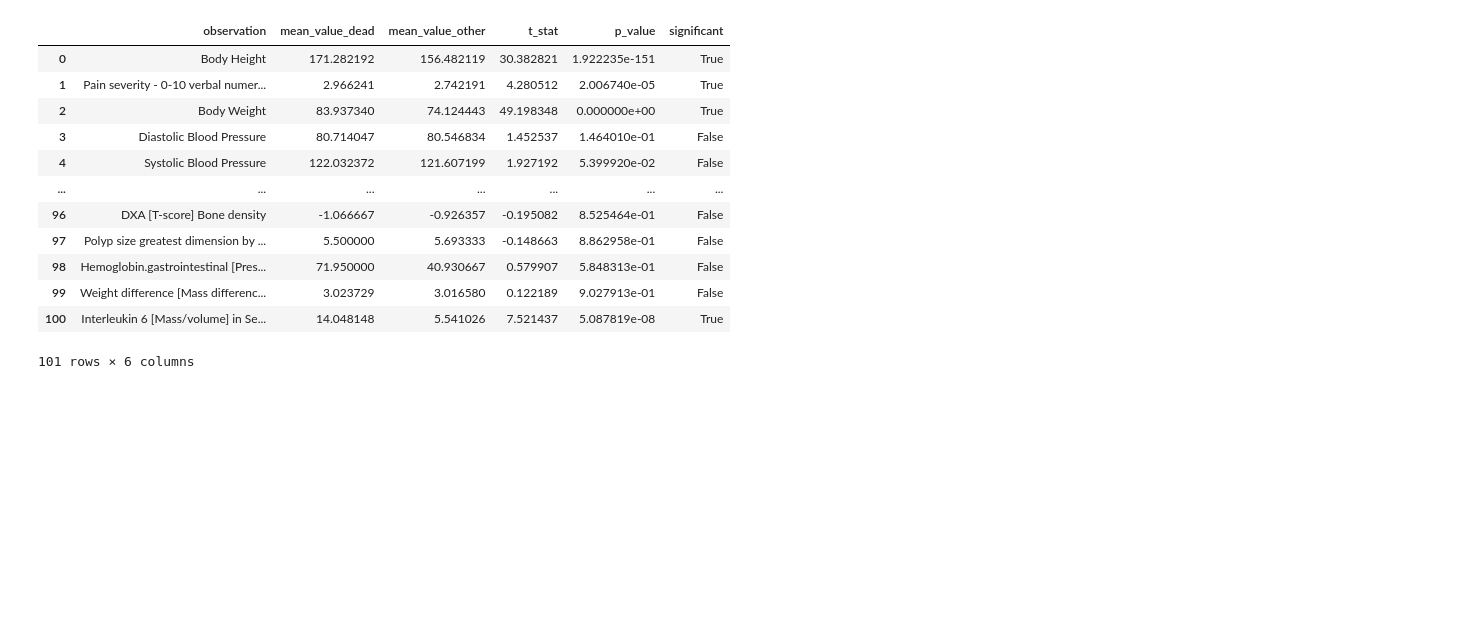
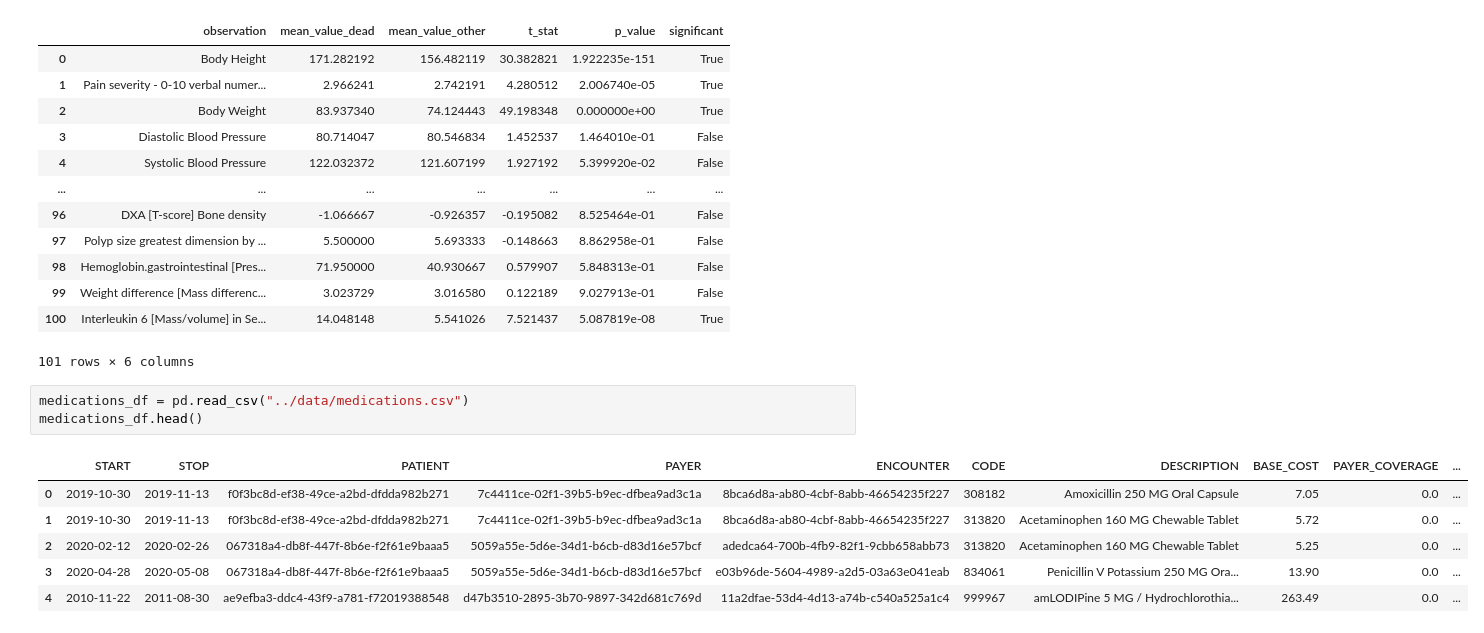
Before and after one commit to sarit-adh/covid_19_ml, a Jupyter notebook: notebooks/exploratory_analysis.ipynb, the cells around one changed output. Drawn from its saved outputs; the diff is of its cells as text; blank space fills up the shorter version.

```diff
--- a/notebooks/exploratory_analysis.ipynb
+++ b/notebooks/exploratory_analysis.ipynb
@@ -375,3 +350,13 @@ obs_comp_t_test_df
 | 99 | Weight difference [Mass differenc... | 3.023729 | 3.016580 | 0.122189 | 9.027913e-01 | False |
 | 100 | Interleukin 6 [Mass/volume] in Se... | 14.048148 | 5.541026 | 7.521437 | 5.087819e-08 | True |
 101 rows × 6 columns
+# %%
+medications_df = pd.read_csv("../data/medications.csv")
+medications_df.head()
+# %% [output]
+|  | START | STOP | PATIENT | PAYER | ENCOUNTER | CODE | DESCRIPTION | BASE_COST | PAYER_COVERAGE | ... |
+| 0 | 2019-10-30 | 2019-11-13 | f0f3bc8d-ef38-49ce-a2bd-dfdda982b271 | 7c4411ce-02f1-39b5-b9ec-dfbea9ad3c1a | 8bca6d8a-ab80-4cbf-8abb-46654235f227 | 308182 | Amoxicillin 250 MG Oral Capsule | 7.05 | 0.0 | ... |
+| 1 | 2019-10-30 | 2019-11-13 | f0f3bc8d-ef38-49ce-a2bd-dfdda982b271 | 7c4411ce-02f1-39b5-b9ec-dfbea9ad3c1a | 8bca6d8a-ab80-4cbf-8abb-46654235f227 | 313820 | Acetaminophen 160 MG Chewable Tablet | 5.72 | 0.0 | ... |
+| 2 | 2020-02-12 | 2020-02-26 | 067318a4-db8f-447f-8b6e-f2f61e9baaa5 | 5059a55e-5d6e-34d1-b6cb-d83d16e57bcf | adedca64-700b-4fb9-82f1-9cbb658abb73 | 313820 | Acetaminophen 160 MG Chewable Tablet | 5.25 | 0.0 | ... |
+| 3 | 2020-04-28 | 2020-05-08 | 067318a4-db8f-447f-8b6e-f2f61e9baaa5 | 5059a55e-5d6e-34d1-b6cb-d83d16e57bcf | e03b96de-5604-4989-a2d5-03a63e041eab | 834061 | Penicillin V Potassium 250 MG Ora... | 13.90 | 0.0 | ... |
+| 4 | 2010-11-22 | 2011-08-30 | ae9efba3-ddc4-43f9-a781-f72019388548 | d47b3510-2895-3b70-9897-342d681c769d | 11a2dfae-53d4-4d13-a74b-c540a525a1c4 | 999967 | amLODIPine 5 MG / Hydrochlorothia... | 263.49 | 0.0 | ... |
```
Also changed, not shown: parts of 9 cells of this notebook.
